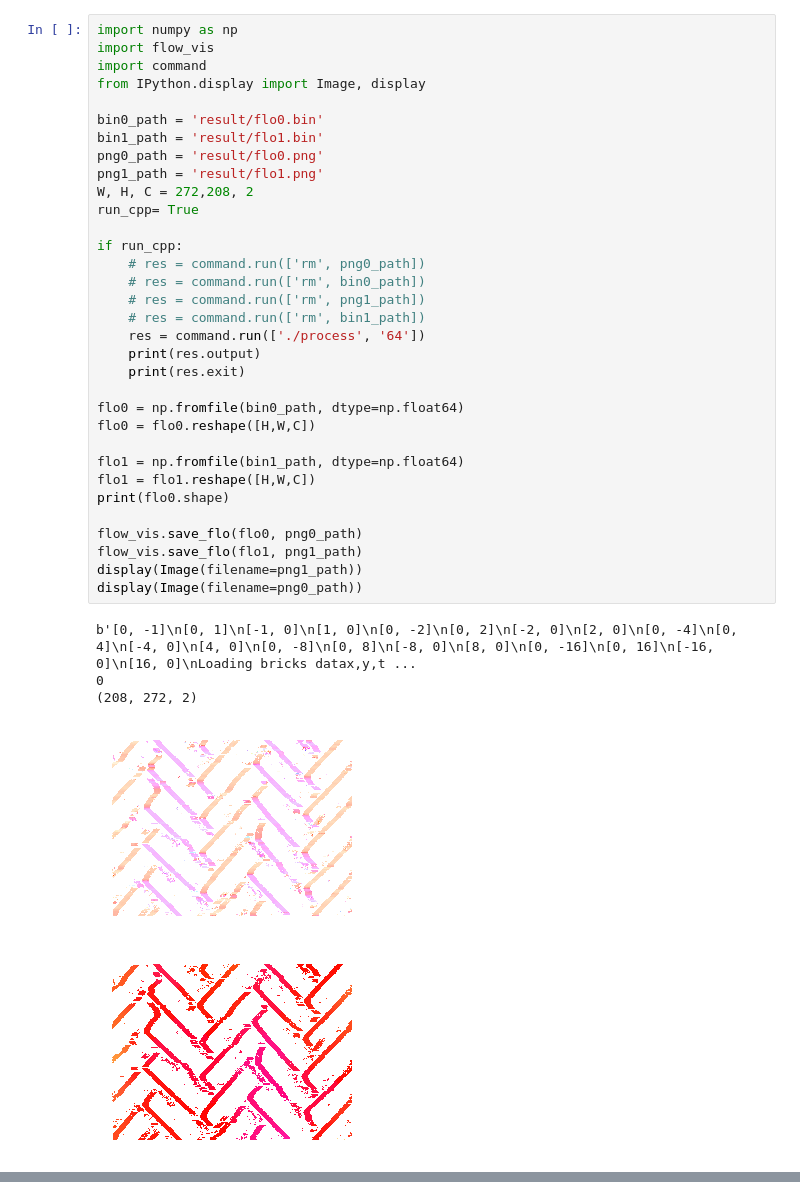
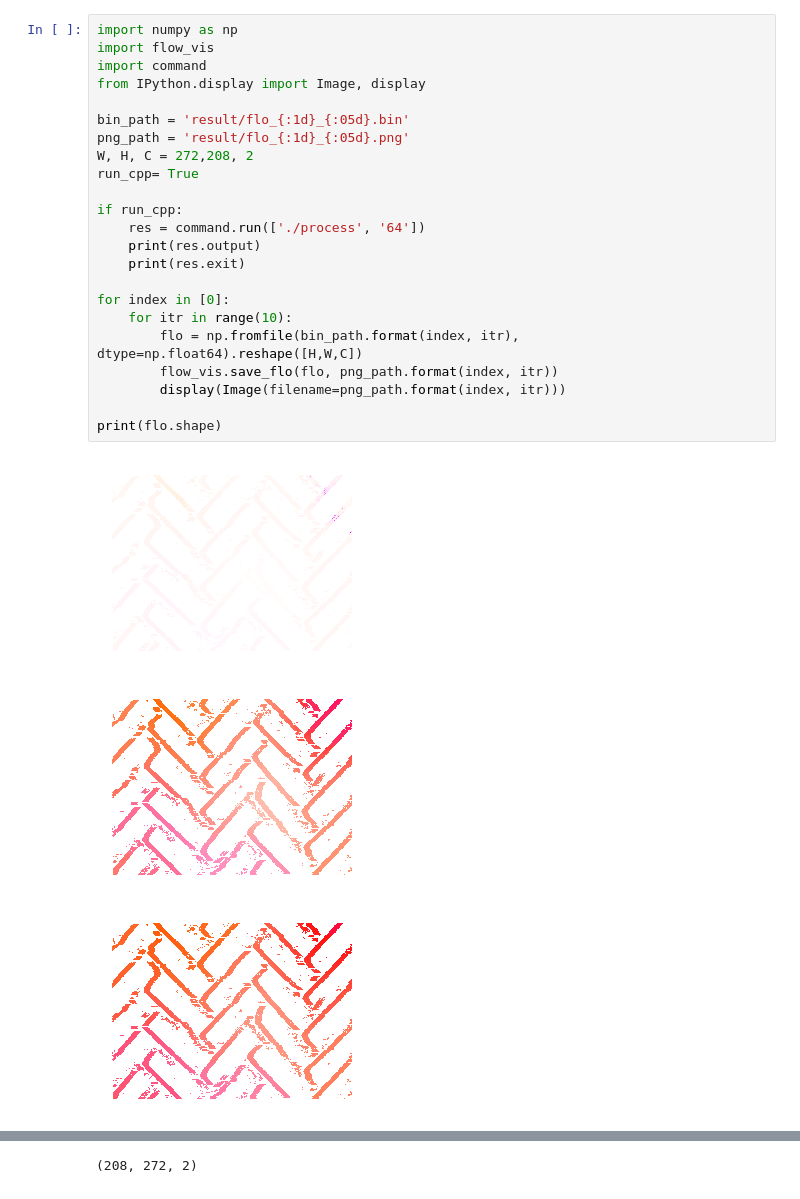
Before and after one commit to DensoITLab/tegbp, a Jupyter notebook: vis_result.ipynb, the cells around one changed output, grey strips where cells are left out. Saved outputs shown, nothing was run; the diff lists cells and outputs as text.

```diff
--- a/vis_result.ipynb
+++ b/vis_result.ipynb
@@ -1,39 +1,27 @@
 # %%
 import numpy as np
 import flow_vis
 import command
 from IPython.display import Image, display
 
-bin0_path = 'result/flo0.bin'
-bin1_path = 'result/flo1.bin'
-png0_path = 'result/flo0.png'
-png1_path = 'result/flo1.png'
+bin_path = 'result/flo_{:1d}_{:05d}.bin'
+png_path = 'result/flo_{:1d}_{:05d}.png'
 W, H, C = 272,208, 2
 run_cpp= True
 
 if run_cpp:
-    # res = command.run(['rm', png0_path])
-    # res = command.run(['rm', bin0_path])
-    # res = command.run(['rm', png1_path])
-    # res = command.run(['rm', bin1_path])
     res = command.run(['./process', '64'])
     print(res.output)
     print(res.exit)
 
-flo0 = np.fromfile(bin0_path, dtype=np.float64)
-flo0 = flo0.reshape([H,W,C])
+for index in [0]:
+    for itr in range(10):
+        flo = np.fromfile(bin_path.format(index, itr), dtype=np.float64).reshape([H,W,C])
+        flow_vis.save_flo(flo, png_path.format(index, itr))
+        display(Image(filename=png_path.format(index, itr)))
 
-flo1 = np.fromfile(bin1_path, dtype=np.float64)
-flo1 = flo1.reshape([H,W,C])
-print(flo0.shape)
-
-flow_vis.save_flo(flo0, png0_path)
-flow_vis.save_flo(flo1, png1_path)
-display(Image(filename=png1_path))
-display(Image(filename=png0_path))
+print(flo.shape)
 # %% [output]
-b'[0, -1]\n[0, 1]\n[-1, 0]\n[1, 0]\n[0, -2]\n[0, 2]\n[-2, 0]\n[2, 0]\n[0, -4]\n[0, 4]\n[-4, 0]\n[4, 0]\n[0, -8]\n[0, 8]\n[-8, 0]\n[8, 0]\n[0, -16]\n[0, 16]\n[-16, 0]\n[16, 0]\nLoading bricks datax,y,t ...
-0
-(208, 272, 2)
-[figure, old version]
+[figure, new version]
-[figure, old version]
+[figure, new version]
+[figure, added]
@@ -39,0 +35 @@ b'[0, -1]\n[0, 1]\n[-1, 0]\n[1, 0]\n[0, -2]\n[0, 2]\n[-2, 0]\n[2, 0]\n[0, -4]\n[
+(208, 272, 2)
```
Also changed, not shown: parts of 1 cell of this notebook, 4 other files.
